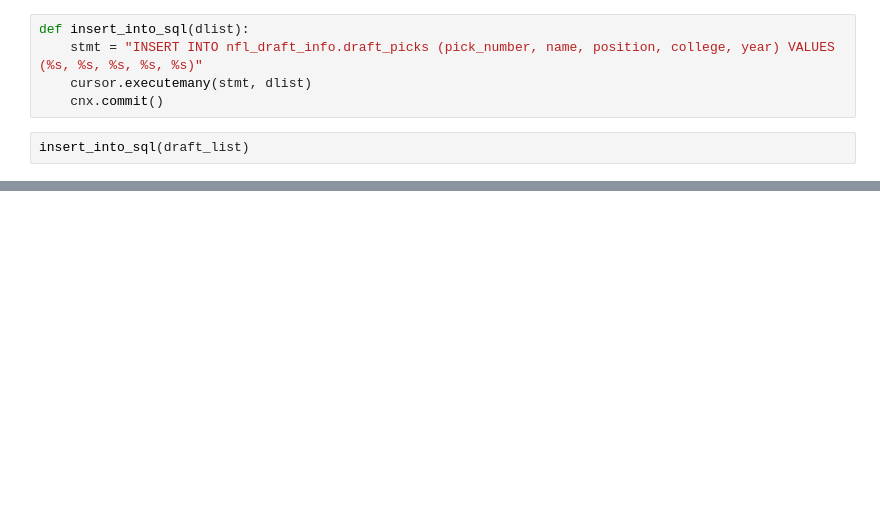
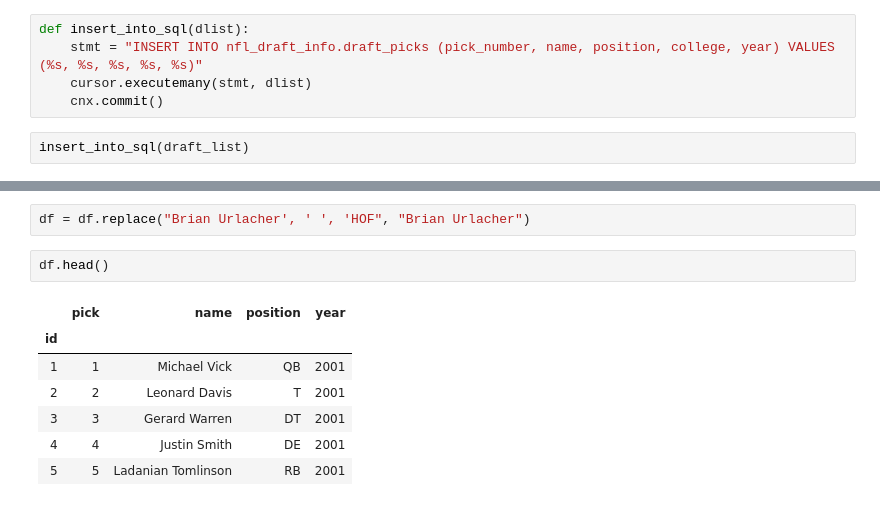
Before and after one commit to j-gilkey/nfl_draft_regression, a Jupyter notebook: nfl_draft_sequel.ipynb, the cells around one changed output, grey strips where cells are left out. Saved outputs shown, nothing was run; the diff lists cells and outputs as text; blank space fills up the shorter version.

```diff
--- a/nfl_draft_sequel.ipynb
+++ b/nfl_draft_sequel.ipynb
@@ -170,0 +184,12 @@ insert_into_sql(draft_list)
+# %%
+df = df.replace("Brian Urlacher', ' ', 'HOF", "Brian Urlacher")
+# %%
+df.head()
+# %% [output]
+|  | pick | name | position | year |
+| id |  |  |  |  |
+| 1 | 1 | Michael Vick | QB | 2001 |
+| 2 | 2 | Leonard Davis | T | 2001 |
+| 3 | 3 | Gerard Warren | DT | 2001 |
+| 4 | 4 | Justin Smith | DE | 2001 |
+| 5 | 5 | Ladanian Tomlinson | RB | 2001 |
```
Also changed, not shown: parts of 7 cells of this notebook.
